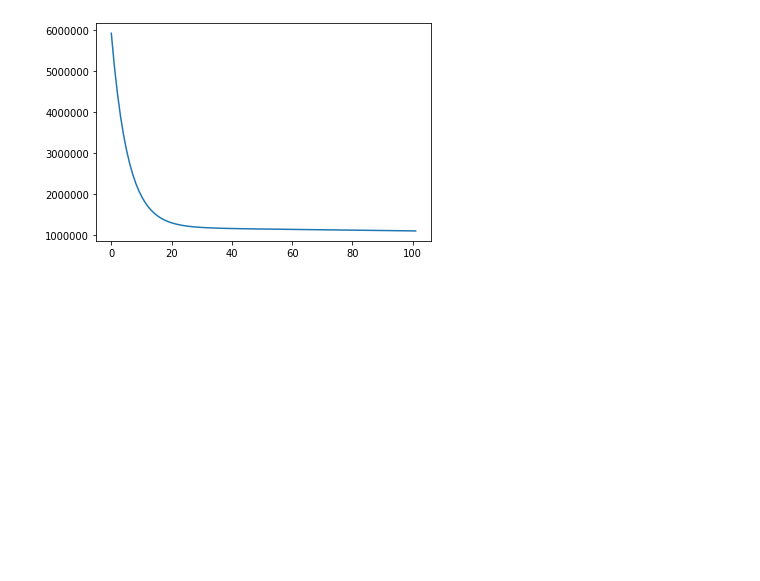
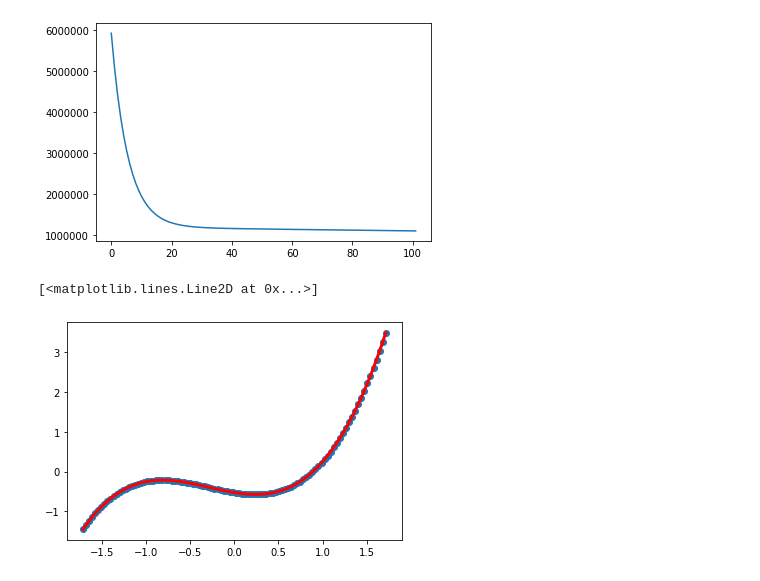
Before and after one commit to JimGerth/desy-ml-python, a Jupyter notebook: Chapter 2.ipynb, the cells around one changed output. Cells and saved outputs as stored; diff of their text form; code cells hidden in the pictures; blank space fills up the shorter version.

```diff
--- a/Chapter 2.ipynb
+++ b/Chapter 2.ipynb
@@ -182,3 +182,17 @@ plt.plot(np.linspace(0, len(regnonlin.cost_) + 1, len(regnonlin.cost_)), regnonl
 # %% [output]
 [<matplotlib.lines.Line2D at 0x...>]
 [figure]
+# %%
+from sklearn.preprocessing import StandardScaler
+
+sc = StandardScaler()
+std_data_nonlinear = np.concatenate((sc.fit_transform(data_nonlinear[:,0][:,np.newaxis]), sc.fit_transform(data_nonlinear[:,1][:,np.newaxis]), sc.fit_transform(data_nonlinear[:,2][:,np.newaxis]), sc.fit_transform(data_nonlinear[:,3][:,np.newaxis])), axis=1)
+# %%
+regnonlin = AdalineGDRegression(n_iter=1000, eta=0.007, random_state=1)
+regnonlin.fit(std_data_nonlinear[:,[0,1,2]], std_data_nonlinear[:,3])
+
+plt.scatter(std_data_nonlinear[:,0], std_data_nonlinear[:,3])
+plt.plot(std_data_nonlinear[:,0],regnonlin.predict(std_data_nonlinear[:,[0,1,2]]), color='red', linewidth=3)
+# %% [output]
+[<matplotlib.lines.Line2D at 0x...>]
+[figure, added]
```
Also changed, not shown: parts of 1 cell of this notebook.
